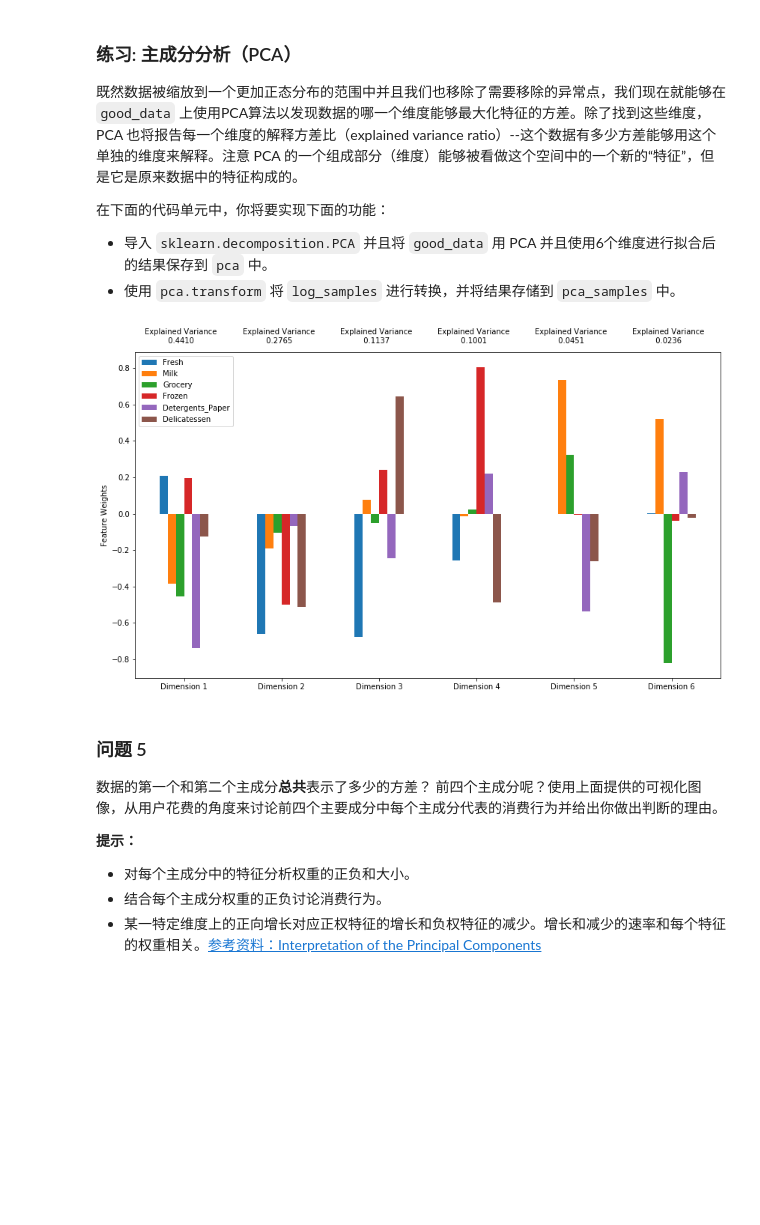
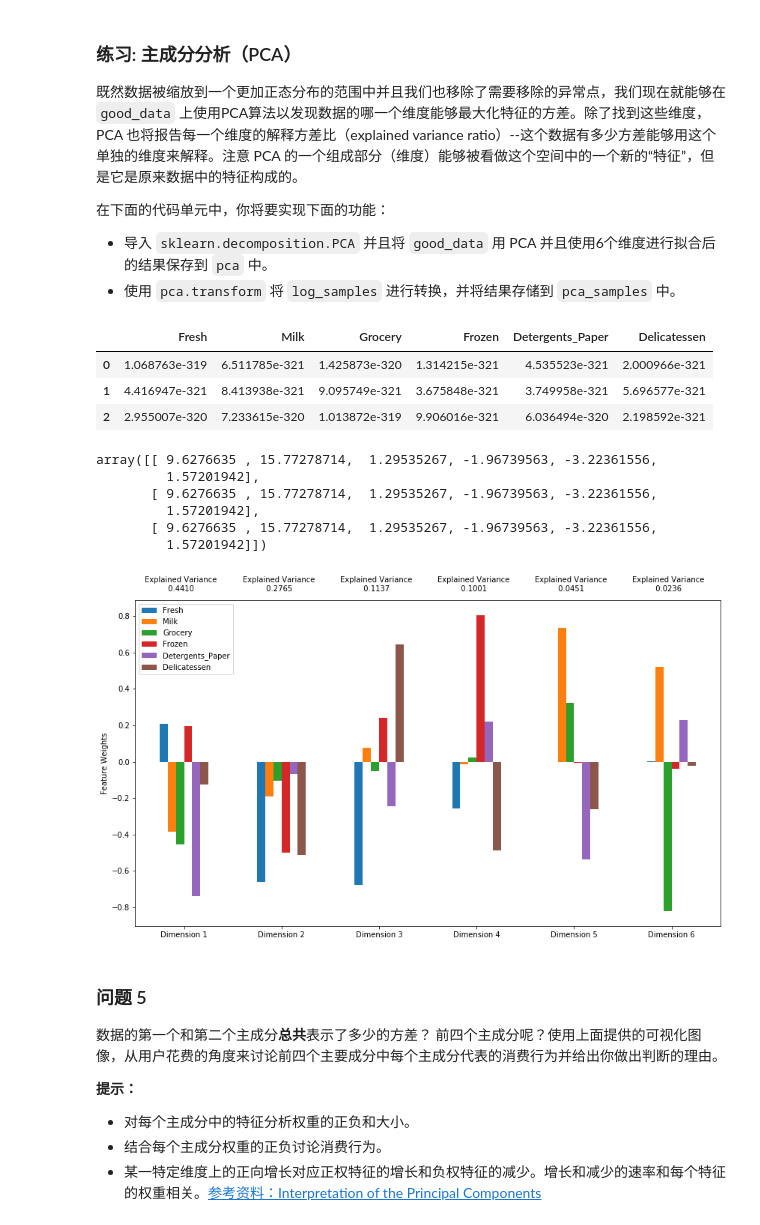
Before and after one commit to Tyelcie/Customer_Segments, a Jupyter notebook: customer_segments.ipynb, the cells around one changed output. Cells and saved outputs as stored; diff of their text form; code cells hidden in the pictures; blank space fills up the shorter version.

```diff
--- a/customer_segments.ipynb
+++ b/customer_segments.ipynb
@@ -313,14 +313,25 @@ Data points considered outliers for the feature 'Frozen':
 # %%
 # TODO：通过在good data上进行PCA，将其转换成6个维度
 from sklearn.decomposition import PCA
 pca = PCA(n_components=6).fit(good_data)
 
 # TODO：使用上面的PCA拟合将变换施加在log_samples上
 pca_samples = pca.transform(log_samples)
+display(log_samples, pca_samples)
 
 # 生成PCA的结果图
 pca_results = vs.pca_results(good_data, pca)
 # %% [output]
+|  | Fresh | Milk | Grocery | Frozen | Detergents_Paper | Delicatessen |
+| 0 | 1.068763e-319 | 6.511785e-321 | 1.425873e-320 | 1.314215e-321 | 4.535523e-321 | 2.000966e-321 |
+| 1 | 4.416947e-321 | 8.413938e-321 | 9.095749e-321 | 3.675848e-321 | 3.749958e-321 | 5.696577e-321 |
+| 2 | 2.955007e-320 | 7.233615e-320 | 1.013872e-319 | 9.906016e-321 | 6.036494e-320 | 2.198592e-321 |
+array([[ 9.6276635 , 15.77278714,  1.29535267, -1.96739563, -3.22361556,
+         1.57201942],
+       [ 9.6276635 , 15.77278714,  1.29535267, -1.96739563, -3.22361556,
+         1.57201942],
+       [ 9.6276635 , 15.77278714,  1.29535267, -1.96739563, -3.22361556,
+         1.57201942]])
 [figure]
 # %% [markdown]
 ### 问题 5
```
Also changed, not shown: parts of 3 cells of this notebook.
